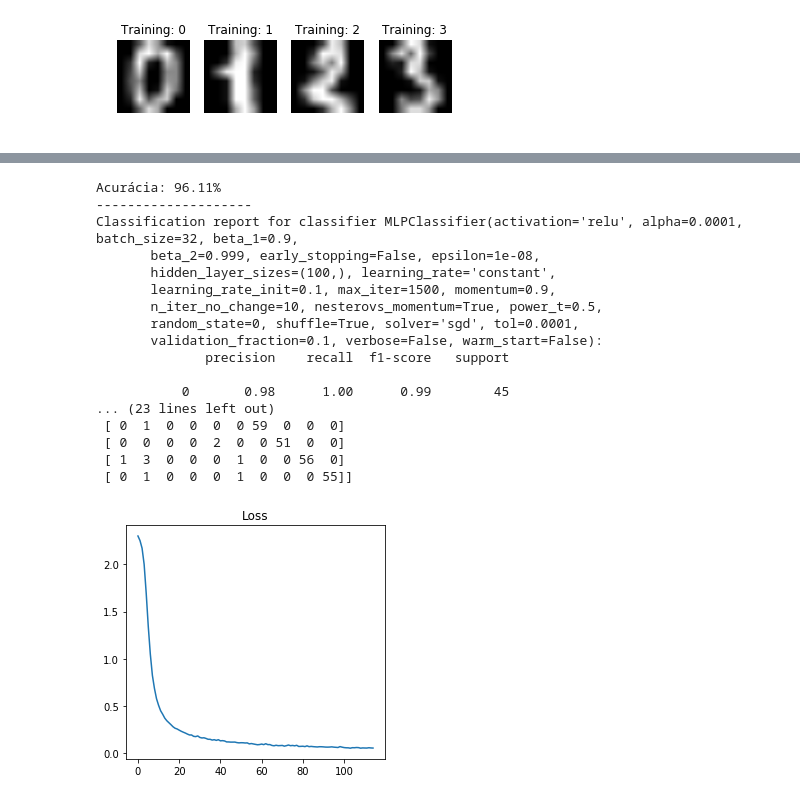
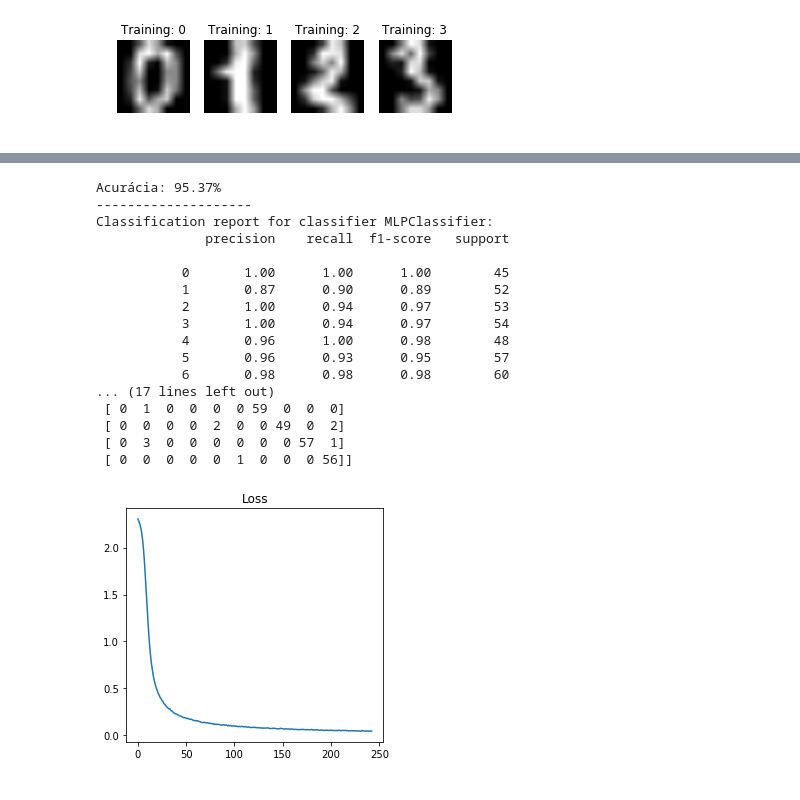
Before and after one commit to rdenadai/AI-Study-Notebooks, a Jupyter notebook: notebooks/NeuralNetwork_MNIST_VAL.ipynb, the cells around one changed output, grey strips where cells are left out. Saved outputs shown, nothing was run; the diff lists cells and outputs as text; code cells hidden in the pictures.

Commit message:
NN com qualidade próxima a do scikit-learn

```diff
--- a/notebooks/NeuralNetwork_MNIST_VAL.ipynb
+++ b/notebooks/NeuralNetwork_MNIST_VAL.ipynb
@@ -95,45 +223,45 @@ Classification report for classifier
 # %%
 classifier = MLPClassifier(
     max_iter=1500,
     solver='sgd',
-    batch_size=32,
+    batch_size=64,
     shuffle=True,
     learning_rate_init=1e-1,
-    random_state=0
+    random_state=42
 )
-classifier.fit(X_train, y_train)
+classifier.fit(X_train.copy(), y_train.copy())
 
-predicted = classifier.predict(X_test)
+predicted = classifier.predict(X_test.copy())
 
-print(f'Acurácia: {np.round(classifier.score(X_test, y_test) * 100, 2)}%')
+print(f'Acurácia: {np.round(classifier.score(X_test.copy(), y_test.copy()) * 100, 2)}%')
 print('-' * 20)
 print("Classification report for classifier %s:\n%s\n"
-      % (classifier, classification_report(y_test, predicted)))
+      % (classifier.__class__.__name__, classification_report(y_test, predicted)))
 print('-' * 20)
 print("Confusion matrix:\n%s" % confusion_matrix(y_test, predicted))
 
 plt.figure(figsize=(8, 4))
 plt.subplot(1, 2, 1)
 plt.title(f'Loss')
 plt.plot(range(classifier.n_iter_), classifier.loss_curve_)
 plt.tight_layout()
 plt.show()
 # %% [output]
-Acurácia: 96.11%
+Acurácia: 95.37%
 --------------------
-Classification report for classifier MLPClassifier(activation='relu', alpha=0.0001, batch_size=32, beta_1=0.9,
-       beta_2=0.999, early_stopping=False, epsilon=1e-08,
-       hidden_layer_sizes=(100,), learning_rate='constant',
-       learning_rate_init=0.1, max_iter=1500, momentum=0.9,
-       n_iter_no_change=10, nesterovs_momentum=True, power_t=0.5,
-       random_state=0, shuffle=True, solver='sgd', tol=0.0001,
-       validation_fraction=0.1, verbose=False, warm_start=False):
+Classification report for classifier MLPClassifier:
               precision    recall  f1-score   support
 
-           0       0.98      1.00      0.99        45
-... (23 lines left out)
+           0       1.00      1.00      1.00        45
+           1       0.87      0.90      0.89        52
+           2       1.00      0.94      0.97        53
+           3       1.00      0.94      0.97        54
+           4       0.96      1.00      0.98        48
+           5       0.96      0.93      0.95        57
+           6       0.98      0.98      0.98        60
+... (17 lines left out)
  [ 0  1  0  0  0  0 59  0  0  0]
- [ 0  0  0  0  2  0  0 51  0  0]
- [ 1  3  0  0  0  1  0  0 56  0]
- [ 0  1  0  0  0  1  0  0  0 55]]
+ [ 0  0  0  0  2  0  0 49  0  2]
+ [ 0  3  0  0  0  0  0  0 57  1]
+ [ 0  0  0  0  0  1  0  0  0 56]]
-[figure, old version]
+[figure, new version]
```
Also changed, not shown: parts of 7 cells of this notebook, 2 other files.
